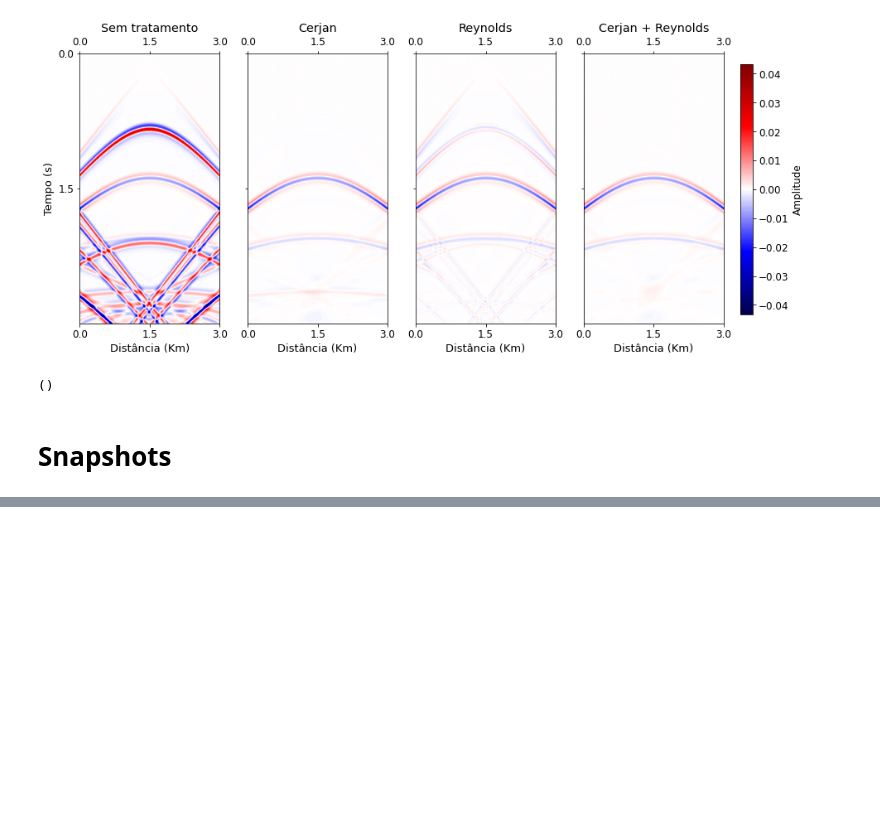
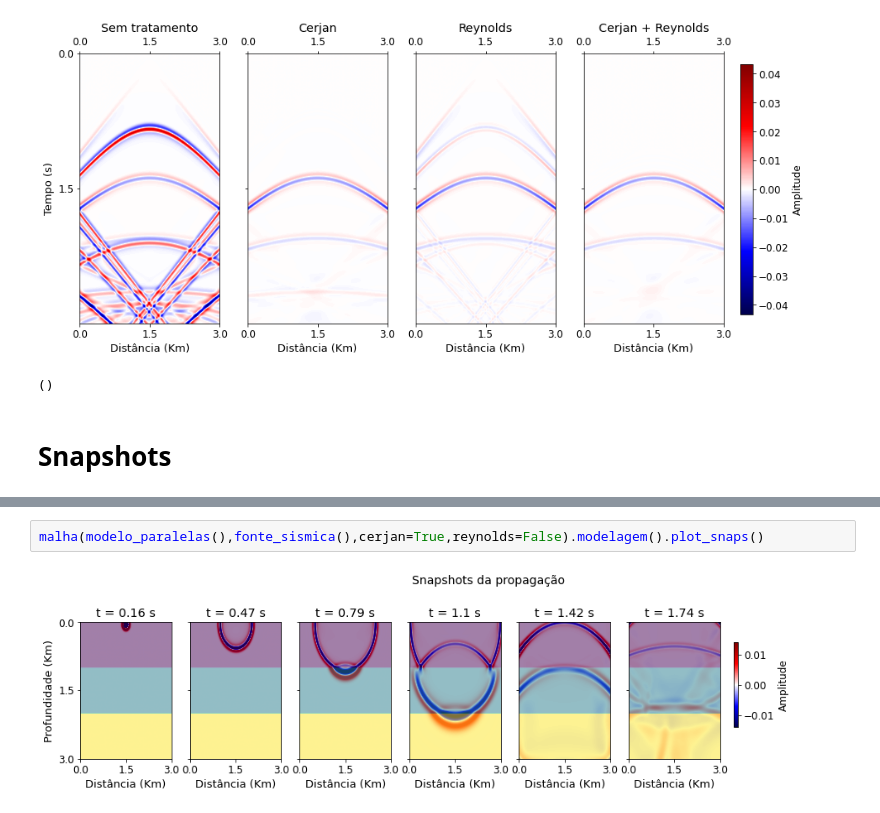
Before and after one commit to thiago-carneiro/mestrado, a Jupyter notebook: procSinais/modelagem.ipynb, the cells around one changed output, grey strips where cells are left out. Drawn from its saved outputs; the diff is of its cells as text; blank space fills up the shorter version.

```diff
--- a/procSinais/modelagem.ipynb
+++ b/procSinais/modelagem.ipynb
@@ -414,0 +536,4 @@ comp_sis()
+# %%
+malha(modelo_paralelas(),fonte_sismica(),cerjan=True,reynolds=False).modelagem().plot_snaps()
+# %% [output]
+[figure, added]
```
Also changed, not shown: parts of 11 cells of this notebook.
